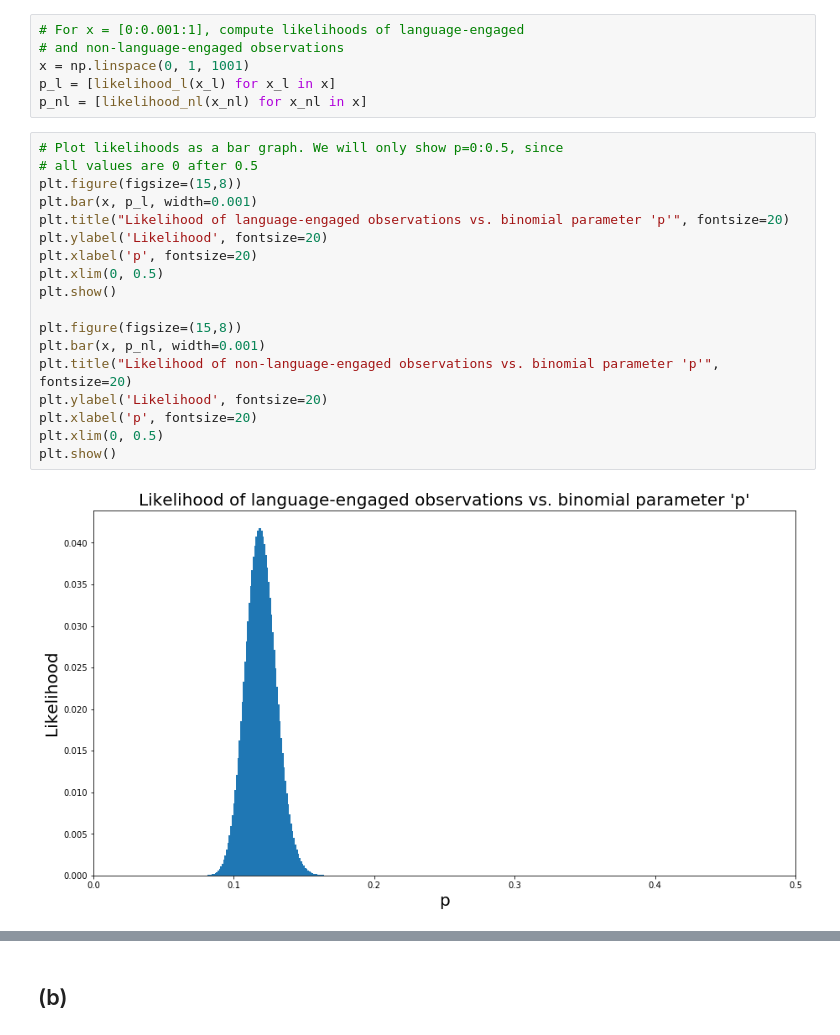
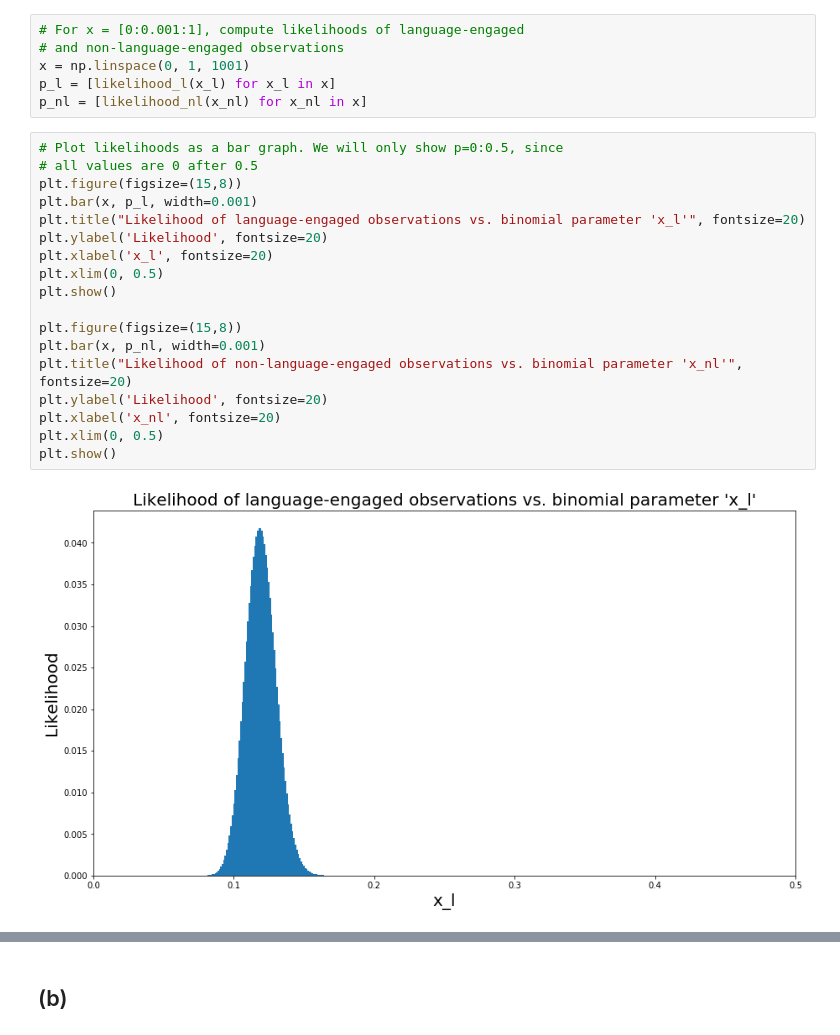
Before and after one commit to rfeinman/hw-mathtools, a Jupyter notebook: Feinman_Reuben_HW5/hw5.ipynb, the cells around one changed output, grey strips where cells are left out. Drawn from its saved outputs; the diff is of its cells as text.

```diff
--- a/Feinman_Reuben_HW5/hw5.ipynb
+++ b/Feinman_Reuben_HW5/hw5.ipynb
@@ -235,20 +235,20 @@ p_nl = [likelihood_nl(x_nl) for x_nl in x]
 # %%
 # Plot likelihoods as a bar graph. We will only show p=0:0.5, since
 # all values are 0 after 0.5
 plt.figure(figsize=(15,8))
 plt.bar(x, p_l, width=0.001)
-plt.title("Likelihood of language-engaged observations vs. binomial parameter 'p'", fontsize=20)
+plt.title("Likelihood of language-engaged observations vs. binomial parameter 'x_l'", fontsize=20)
 plt.ylabel('Likelihood', fontsize=20)
-plt.xlabel('p', fontsize=20)
+plt.xlabel('x_l', fontsize=20)
 plt.xlim(0, 0.5)
 plt.show()
 
 plt.figure(figsize=(15,8))
 plt.bar(x, p_nl, width=0.001)
-plt.title("Likelihood of non-language-engaged observations vs. binomial parameter 'p'", fontsize=20)
+plt.title("Likelihood of non-language-engaged observations vs. binomial parameter 'x_nl'", fontsize=20)
 plt.ylabel('Likelihood', fontsize=20)
-plt.xlabel('p', fontsize=20)
+plt.xlabel('x_nl', fontsize=20)
 plt.xlim(0, 0.5)
 plt.show()
 # %% [output]
-[figure, old version]
+[figure, new version]
```
Also changed, not shown: parts of 25 cells of this notebook.
